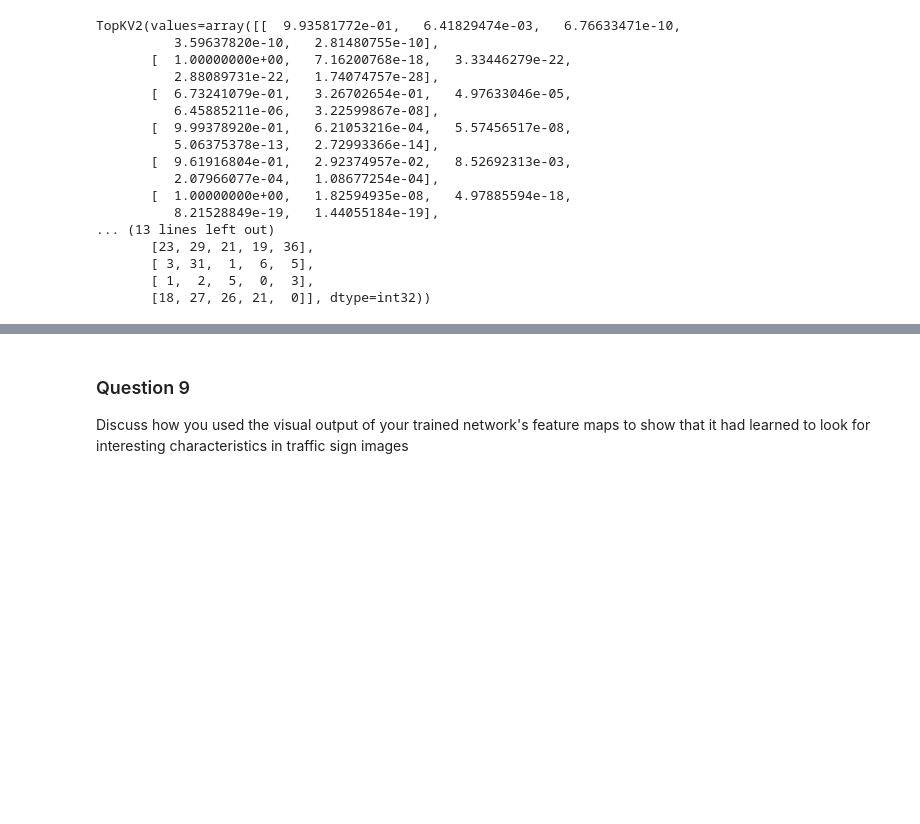
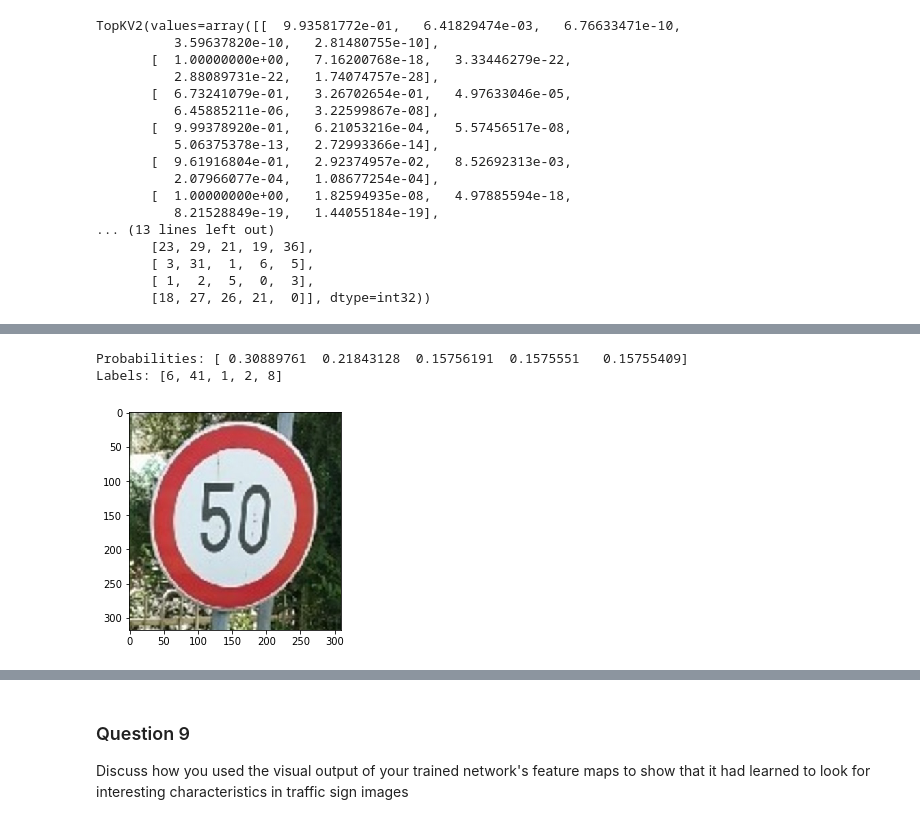
Before and after one commit to vishalrangras/Udacity-SDC-Projects, a Jupyter notebook: P2-Traffic-Signal-Classifier/Traffic_Sign_Classifier.ipynb, the cells around one changed output, grey strips where cells are left out. Saved outputs shown, nothing was run; the diff lists cells and outputs as text; code cells hidden in the pictures; blank space fills up the shorter version.

```diff
--- a/P2-Traffic-Signal-Classifier/Traffic_Sign_Classifier.ipynb
+++ b/P2-Traffic-Signal-Classifier/Traffic_Sign_Classifier.ipynb
@@ -780,0 +658,12 @@ TopKV2(values=array([[  9.93581772e-01,   6.41829474e-03,   6.76633471e-10,
+# %%
+ with tf.Session() as sess:
+    sess.run(tf.global_variables_initializer())
+    probabilities = sess.run(c)
+    print ("Probabilities:",probabilities)
+    print ("Labels:",m)
+    image = mpimg.imread(os.path.join("internet_images", "011.jpg"))
+    plt.imshow(image)
+# %% [output]
+Probabilities: [ 0.30889761  0.21843128  0.15756191  0.1575551   0.15755409]
+Labels: [6, 41, 1, 2, 8]
+[figure, added]
```
Also changed, not shown: parts of 19 cells of this notebook.
